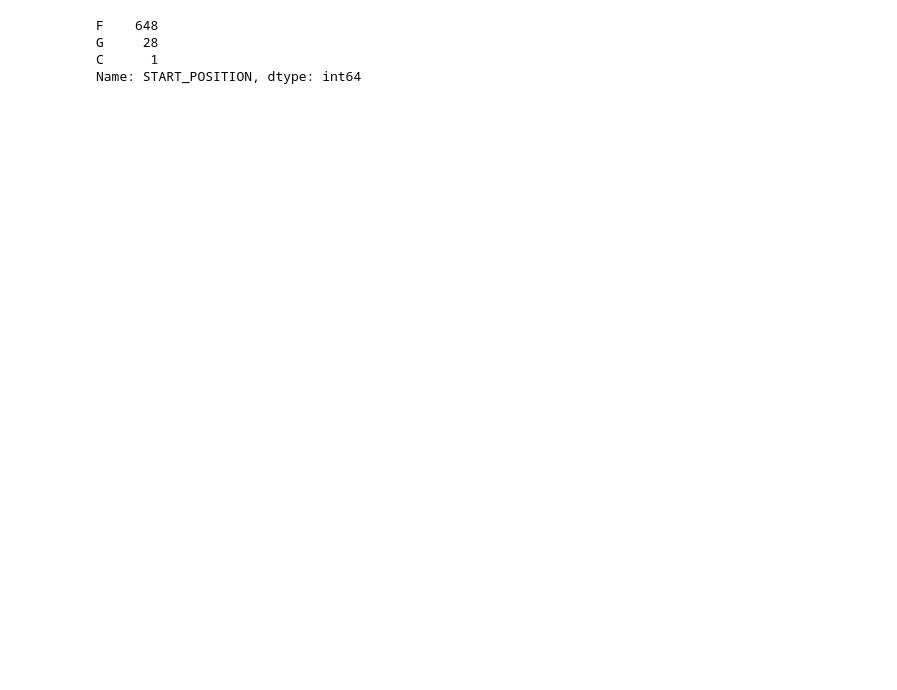
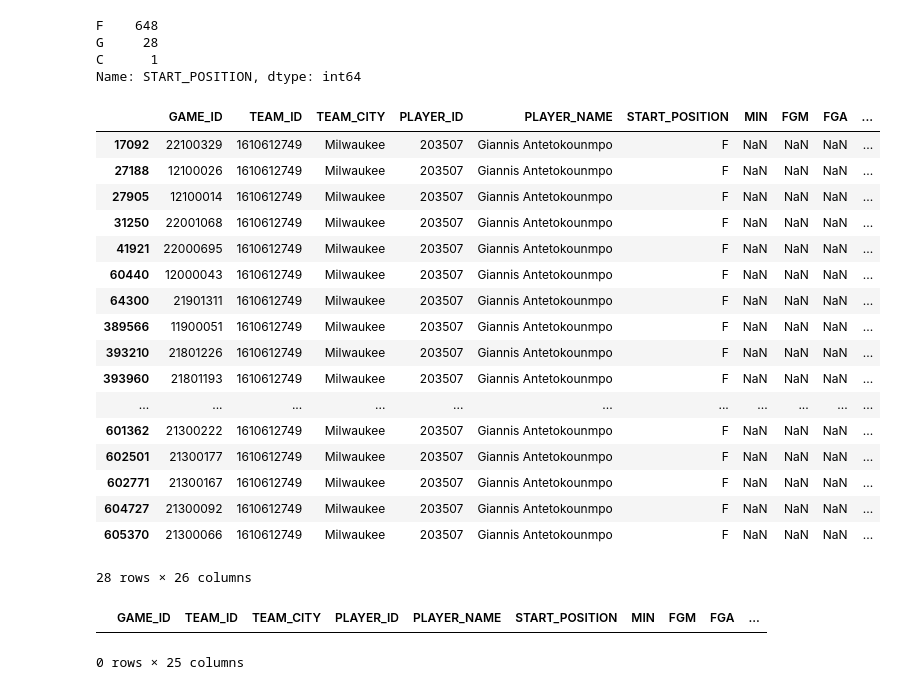
Before and after one commit to bktraore/ironhack-Final-Project, a Jupyter notebook: final_project/players_py.ipynb, the cells around one changed output. Cells and saved outputs as stored; diff of their text form; code cells hidden in the pictures; blank space fills up the shorter version.

```diff
--- a/final_project/players_py.ipynb
+++ b/final_project/players_py.ipynb
@@ -139,3 +139,3 @@ PLUS_MINUS            0
 dtype: int64
 # %%
-giannis = giannis.drop(['COMMENT','NICKNAME'], axis=1)
+giannis = giannis.drop(['COMMENT','NICKNAME','TEAM_ABBREVIATION'], axis=1)
@@ -141,0 +162,8 @@ giannis = giannis.drop(['COMMENT','NICKNAME'], axis=1)
+# %%
+minu = giannis['MIN']
+minu = minu.str.replace(':', '.')
+minu = minu.astype('float')
+minu = round(minu)
+# %%
+giannis.MIN = minu
+giannis.MIN.value_counts().sort_index()
@@ -151,3 +217,30 @@ plusminusmean = giannis.PLUS_MINUS.mean()
 # %%
 giannis['START_POSITION']= giannis['START_POSITION'].replace(np.nan,'F')
 giannis['PLUS_MINUS']= giannis['PLUS_MINUS'].replace(np.nan,plusminusmean)
+# %%
+missing = giannis[giannis.isnull().any(axis=1)]
+missing
+# %% [output]
+|  | GAME_ID | TEAM_ID | TEAM_CITY | PLAYER_ID | PLAYER_NAME | START_POSITION | MIN | FGM | FGA | ... |
+| 17092 | 22100329 | 1610612749 | Milwaukee | 203507 | Giannis Antetokounmpo | F | NaN | NaN | NaN | ... |
+| 27188 | 12100026 | 1610612749 | Milwaukee | 203507 | Giannis Antetokounmpo | F | NaN | NaN | NaN | ... |
+| 27905 | 12100014 | 1610612749 | Milwaukee | 203507 | Giannis Antetokounmpo | F | NaN | NaN | NaN | ... |
+| 31250 | 22001068 | 1610612749 | Milwaukee | 203507 | Giannis Antetokounmpo | F | NaN | NaN | NaN | ... |
+| 41921 | 22000695 | 1610612749 | Milwaukee | 203507 | Giannis Antetokounmpo | F | NaN | NaN | NaN | ... |
+| 60440 | 12000043 | 1610612749 | Milwaukee | 203507 | Giannis Antetokounmpo | F | NaN | NaN | NaN | ... |
+| 64300 | 21901311 | 1610612749 | Milwaukee | 203507 | Giannis Antetokounmpo | F | NaN | NaN | NaN | ... |
+| 389566 | 11900051 | 1610612749 | Milwaukee | 203507 | Giannis Antetokounmpo | F | NaN | NaN | NaN | ... |
+| 393210 | 21801226 | 1610612749 | Milwaukee | 203507 | Giannis Antetokounmpo | F | NaN | NaN | NaN | ... |
+| 393960 | 21801193 | 1610612749 | Milwaukee | 203507 | Giannis Antetokounmpo | F | NaN | NaN | NaN | ... |
+| ... | ... | ... | ... | ... | ... | ... | ... | ... | ... | ... |
+| 601362 | 21300222 | 1610612749 | Milwaukee | 203507 | Giannis Antetokounmpo | F | NaN | NaN | NaN | ... |
+| 602501 | 21300177 | 1610612749 | Milwaukee | 203507 | Giannis Antetokounmpo | F | NaN | NaN | NaN | ... |
+| 602771 | 21300167 | 1610612749 | Milwaukee | 203507 | Giannis Antetokounmpo | F | NaN | NaN | NaN | ... |
+| 604727 | 21300092 | 1610612749 | Milwaukee | 203507 | Giannis Antetokounmpo | F | NaN | NaN | NaN | ... |
+| 605370 | 21300066 | 1610612749 | Milwaukee | 203507 | Giannis Antetokounmpo | F | NaN | NaN | NaN | ... |
+28 rows × 26 columns
+# %%
+giannis.loc[giannis.isnull().any(axis=1)].head()
+# %% [output]
+|  | GAME_ID | TEAM_ID | TEAM_CITY | PLAYER_ID | PLAYER_NAME | START_POSITION | MIN | FGM | FGA | ... |
+0 rows × 25 columns
```
Also changed, not shown: parts of 9 cells of this notebook, 3 other files.
